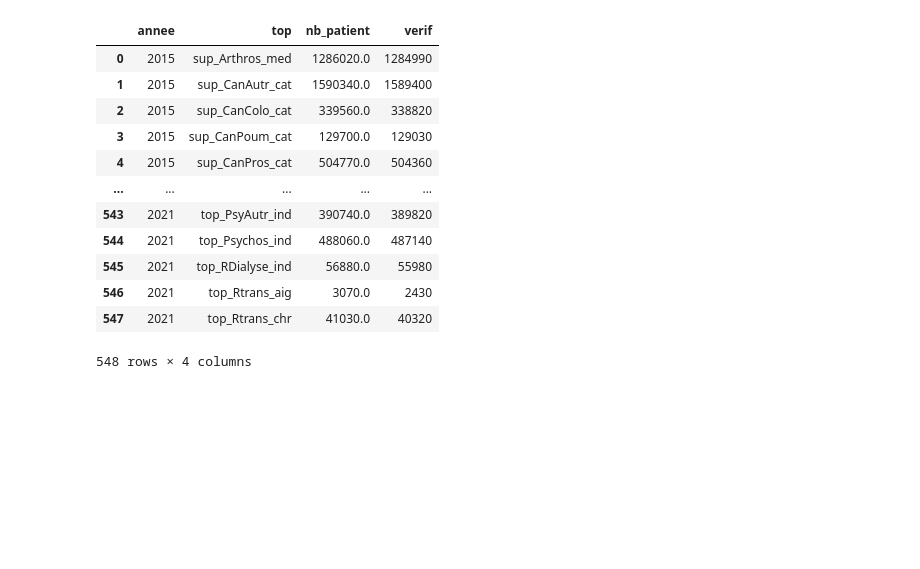
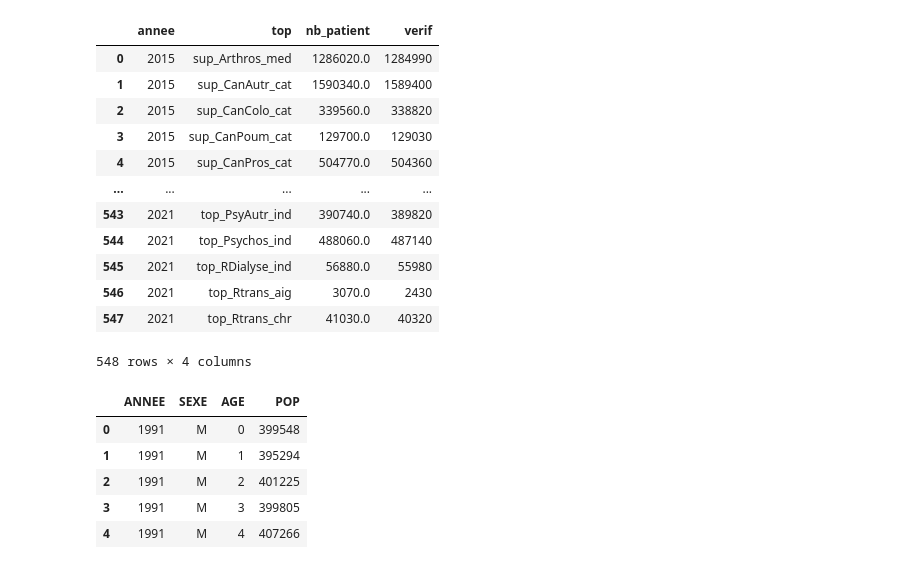
Before and after one commit to barrmath/data_maladie, a Jupyter notebook: Préparation des fichiers pour analyse.ipynb, the cells around one changed output. Cells and saved outputs as stored; diff of their text form; code cells hidden in the pictures; blank space fills up the shorter version.

Commit message:
ajout des fichiers de données pyramide des ages de l insee

```diff
--- a/Préparation des fichiers pour analyse.ipynb
+++ b/Préparation des fichiers pour analyse.ipynb
@@ -345,3 +345,20 @@ file.groupby(by=['annee','top'],observed=False).agg(nb_patient = ('nb_traités_p
 | 546 | 2021 | top_Rtrans_aig | 3070.0 | 2430 |
 | 547 | 2021 | top_Rtrans_chr | 41030.0 | 40320 |
 548 rows × 4 columns
+# %%
+# enlever les premiers dataframe et importer donnée insee
+del depenses,effectifs
+
+pop =pd.read_csv('donnee/pop.csv',sep=';',dtype={'ANNEE':"uint16"
+,"SEXE":"category"
+,"AGE":"uint8"
+,"POP":"int64"})
+# %%
+pop.head()
+# %% [output]
+|  | ANNEE | SEXE | AGE | POP |
+| 0 | 1991 | M | 0 | 399548 |
+| 1 | 1991 | M | 1 | 395294 |
+| 2 | 1991 | M | 2 | 401225 |
+| 3 | 1991 | M | 3 | 399805 |
+| 4 | 1991 | M | 4 | 407266 |
```
Also changed, not shown: parts of 4 cells of this notebook, 3 other files.
